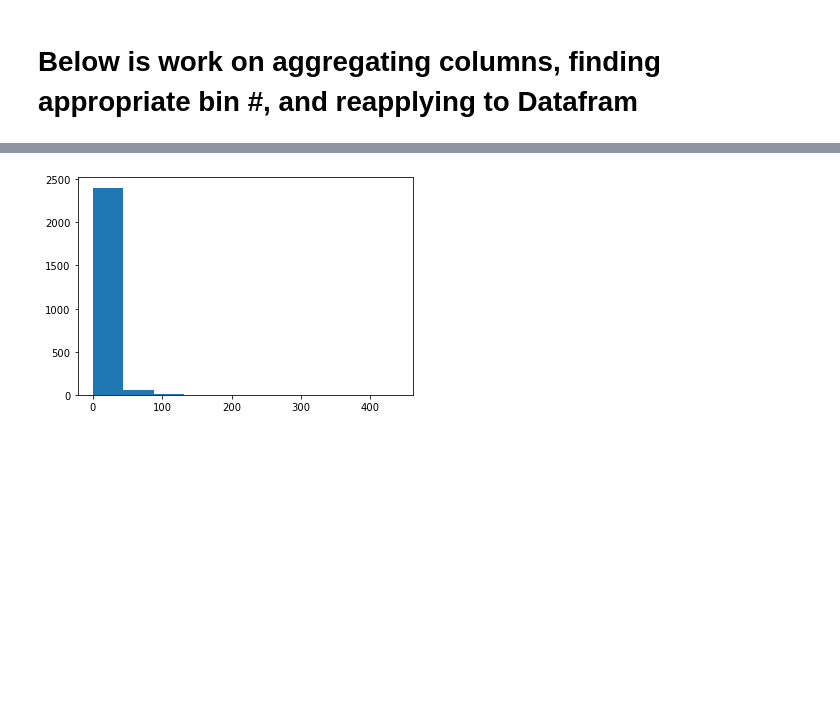
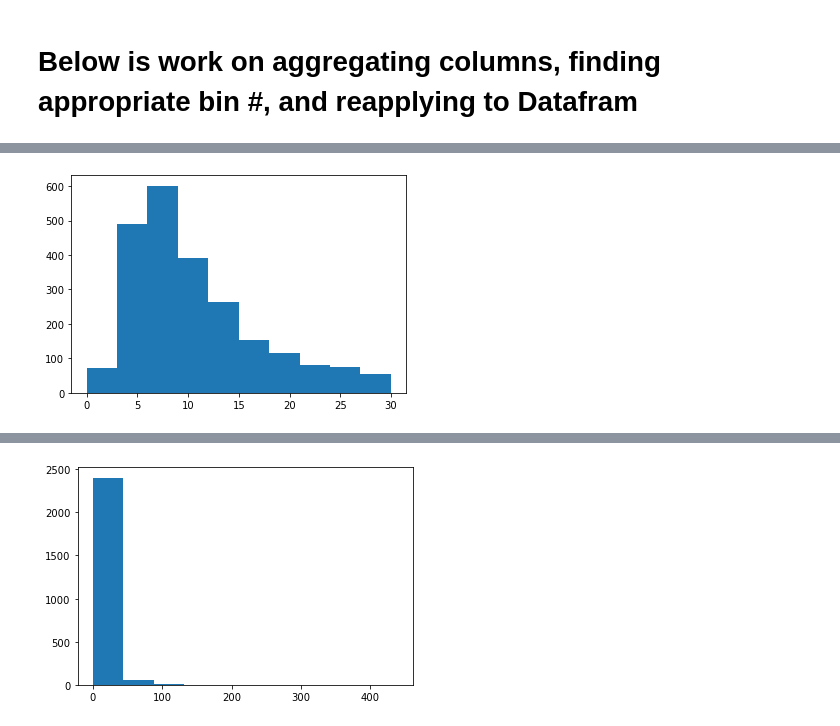
Before and after one commit to mbarger2/Des_Moines_Liquor_Store, a Jupyter notebook: Cut trials.ipynb, the cells around one changed output, grey strips where cells are left out. Saved outputs shown, nothing was run; the diff lists cells and outputs as text; code cells hidden in the pictures; blank space fills up the shorter version.

```diff
--- a/Cut trials.ipynb
+++ b/Cut trials.ipynb
@@ -117,0 +94,2 @@ itemnumdf=itemnumdf[itemnumdf['Item Number']!=903056]
+# %%
+itemnumdf.columns =['Item Number','CPB']
@@ -117,0 +114,7 @@ itemnumdf=itemnumdf[itemnumdf['Item Number']!=903056]
+# %%
+newcpb=itemnumdf[itemnumdf['CPB']<30.]
+# %%
+plt.hist(newcpb.CPB,bins=10)
+plt.show()
+# %% [output]
+[figure, added]
```
Also changed, not shown: parts of 36 cells of this notebook, 6 other files.
